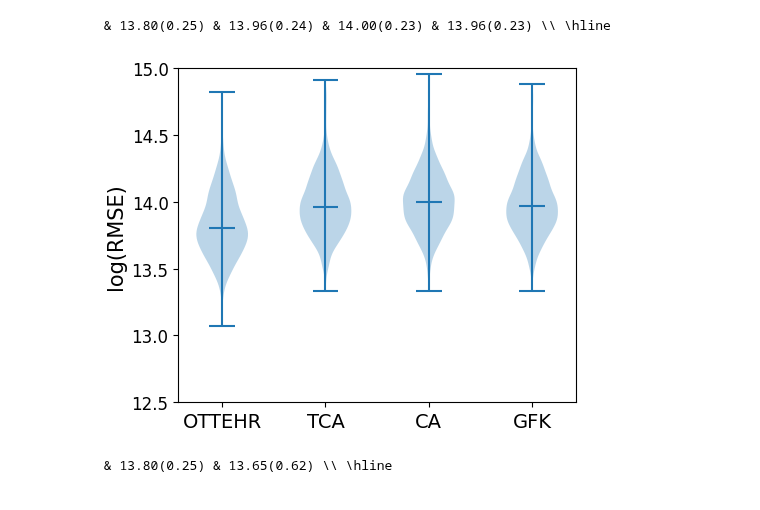
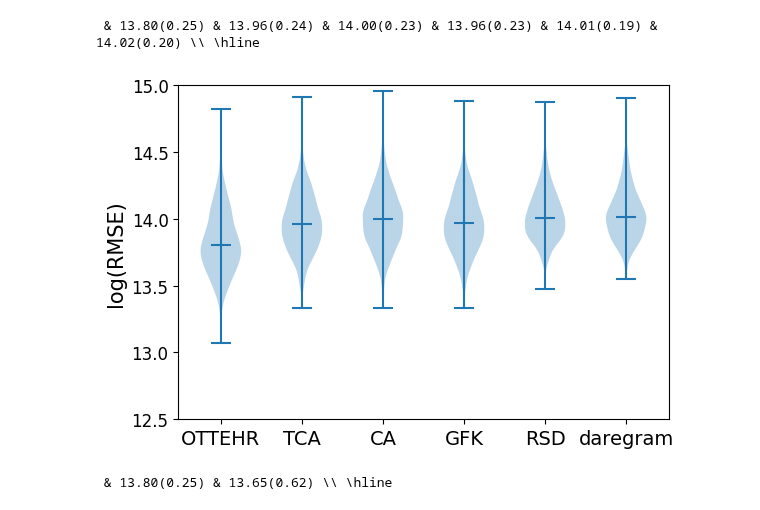
Before and after one commit to causalpathlab/EHR-OT, a Jupyter notebook: mimiciii_exp/admission/analyze_accuracy.ipynb, the cells around one changed output. Cells and saved outputs as stored; diff of their text form; code cells hidden in the pictures.

Commit message:
updated RSD and daregram results

```diff
--- a/mimiciii_exp/admission/analyze_accuracy.ipynb
+++ b/mimiciii_exp/admission/analyze_accuracy.ipynb
@@ -89,7 +92,7 @@ def print_latex(source, target, ratios):
 # Present the overall performance for OTTEHR, TCA, CA and GFK
 # Include this in the main manuscript
 
-trans_metrics = ['OT', 'TCA', 'CA', 'GFK']
+trans_metrics = ['OT', 'TCA', 'CA', 'GFK','RSD','daregram']
 trans_metric_labels = []
 for metric in trans_metrics:
     if metric == 'OT':
@@ -103,40 +106,43 @@ for group_1 in groups:
     for group_2 in groups:
         if group_1 == group_2:
             continue
         stats = stats_for_metrics(group_name, group_1, group_2, eval_metric, trans_metrics, filter_na=False)
         if stats_combined is None:
             stats_combined = stats
         else:
             stats_combined = np.concatenate((stats_combined, stats), axis=1)
 
-
 # Print population median and standard deviation
 print_str = ""
-for i, stats in enumerate(stats_combined):
-    print_str += f' & {median(stats):.2f}({stdev(stats):.2f})'
+for i, trans_metric in enumerate(trans_metrics):
+    if trans_metric == 'RSD': # filter out na for RSD
+        filtered_RSD_results = [x for x in stats_combined[i] if not pd.isna(x)]
+        print_str += f' & {median(filtered_RSD_results):.2f}({stdev(filtered_RSD_results):.2f})'
+    else:
+        print_str += f' & {median(stats_combined[i]):.2f}({stdev(stats_combined[i]):.2f})'
 print_str += ' \\\ \hline'
 
 print(print_str)
 
 # Plot the dataframe
-plt.figure(figsize=[5, 4])
+plt.figure(figsize=[6, 4])
 
-plt.violinplot([stats_combined[0], stats_combined[1], stats_combined[2], stats_combined[3]], showmedians=True)
+plt.violinplot([stats_combined[0], stats_combined[1], stats_combined[2], stats_combined[3], filtered_RSD_results, stats_combined[5]], showmedians=True)
 
 plt.xticks(range(1, len(trans_metrics)+1), labels=trans_metric_labels)
 plt.ylabel(f"log({eval_metric})", fontsize=15)
 plt.yticks(fontsize=12)
 plt.xticks(fontsize=12)
 ax = plt.gca()
 ax.set_xticklabels(labels=trans_metric_labels, fontsize=14)
 plt.ylim(12.5, 15)
 fig_path = os.path.join(mimic_output_dir, f"{group_name}_{eval_metric}.pdf")
 plt.tight_layout()
 plt.savefig(fig_path, bbox_inches='tight')
 plt.show()
 # %% [output]
- & 13.80(0.25) & 13.96(0.24) & 14.00(0.23) & 13.96(0.23) \\ \hline
+ & 13.80(0.25) & 13.96(0.24) & 14.00(0.23) & 13.96(0.23) & 14.01(0.19) & 14.02(0.20) \\ \hline
-[figure, old version]
+[figure, new version]
 # %%
 # Present the overall performance for OTTEHR and deepJDOT
 # Include this in the main manuscript
```
Also changed, not shown: parts of 4 cells of this notebook, 40 other files.
